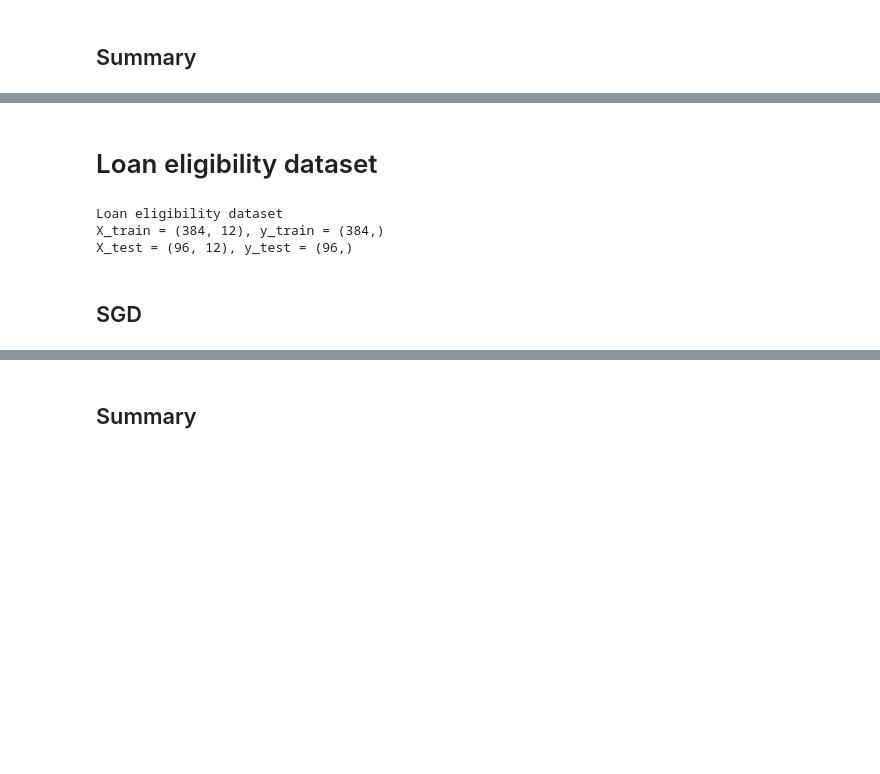
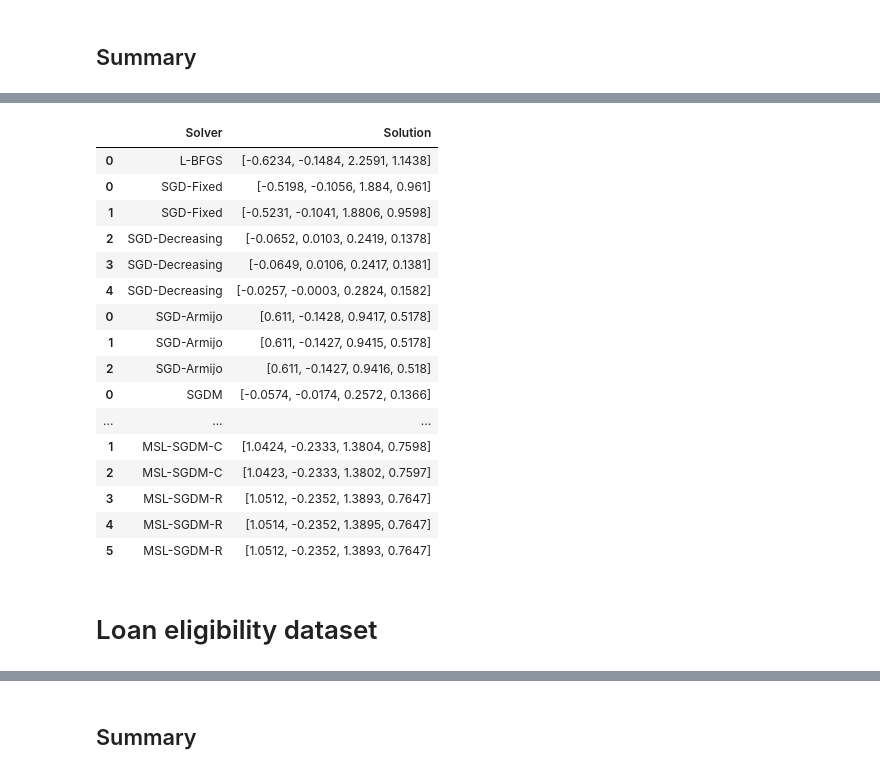
Before and after one commit to david-inf/SGD-and-LS, a Jupyter notebook: py/main.ipynb, the cells around one changed output, grey strips where cells are left out. Saved outputs shown, nothing was run; the diff lists cells and outputs as text; code cells hidden in the pictures; blank space fills up the shorter version.

```diff
--- a/py/main.ipynb
+++ b/py/main.ipynb
@@ -224,2 +250,23 @@ pd.concat([optim_bench(benchmarkCar).drop(columns={"Solution", "Loss/Epochs"}),
+# %%
+pd.concat([optim_bench(benchmarkCar)[["Solver", "Solution"]],
+          pd.concat([modelsCar_data1, modelsCar_data2, modelsCar_data3, modelsCar_data4])[["Solver", "Solution"]]])
+# %% [output]
+|  | Solver | Solution |
+| 0 | L-BFGS | [-0.6234, -0.1484, 2.2591, 1.1438] |
+| 0 | SGD-Fixed | [-0.5198, -0.1056, 1.884, 0.961] |
+| 1 | SGD-Fixed | [-0.5231, -0.1041, 1.8806, 0.9598] |
+| 2 | SGD-Decreasing | [-0.0652, 0.0103, 0.2419, 0.1378] |
+| 3 | SGD-Decreasing | [-0.0649, 0.0106, 0.2417, 0.1381] |
+| 4 | SGD-Decreasing | [-0.0257, -0.0003, 0.2824, 0.1582] |
+| 0 | SGD-Armijo | [0.611, -0.1428, 0.9417, 0.5178] |
+| 1 | SGD-Armijo | [0.611, -0.1427, 0.9415, 0.5178] |
+| 2 | SGD-Armijo | [0.611, -0.1427, 0.9416, 0.518] |
+| 0 | SGDM | [-0.0574, -0.0174, 0.2572, 0.1366] |
+| ... | ... | ... |
+| 1 | MSL-SGDM-C | [1.0424, -0.2333, 1.3804, 0.7598] |
+| 2 | MSL-SGDM-C | [1.0423, -0.2333, 1.3802, 0.7597] |
+| 3 | MSL-SGDM-R | [1.0512, -0.2352, 1.3893, 0.7647] |
+| 4 | MSL-SGDM-R | [1.0514, -0.2352, 1.3895, 0.7647] |
+| 5 | MSL-SGDM-R | [1.0512, -0.2352, 1.3893, 0.7647] |
 # %% [markdown]
 # Loan eligibility dataset
@@ -232,9 +272,0 @@ y_test_loan = pd.read_csv("datasets/loan_data/loan_y_test.csv").values.reshape(-
-# %%
-print(f"""
-Loan eligibility dataset
-X_train = {X_train_loan.shape}, y_train = {y_train_loan.shape}
-X_test = {X_test_loan.shape}, y_test = {y_test_loan.shape}""")
-# %% [output]
-Loan eligibility dataset
-X_train = (384, 12), y_train = (384,)
-X_test = (96, 12), y_test = (96,)
@@ -243,2 +272,0 @@ w0Loan = (1.5 + 1.5) * np.random.default_rng(42).random(12) - 1.5
-# %% [markdown]
-## SGD
```
Also changed, not shown: parts of 164 cells of this notebook, 15 other files.
